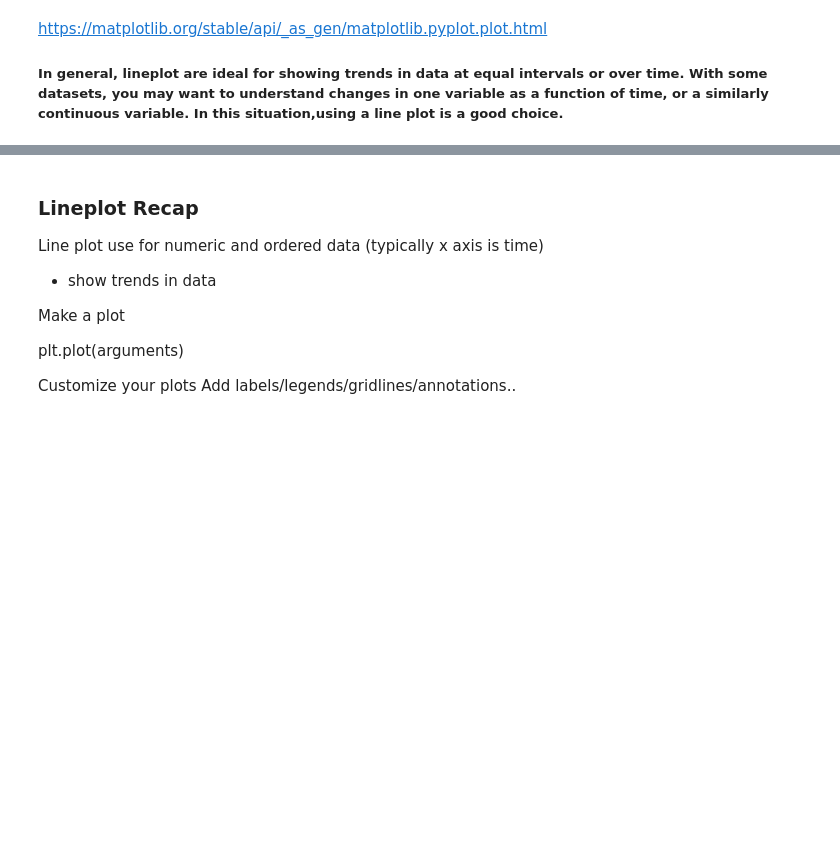
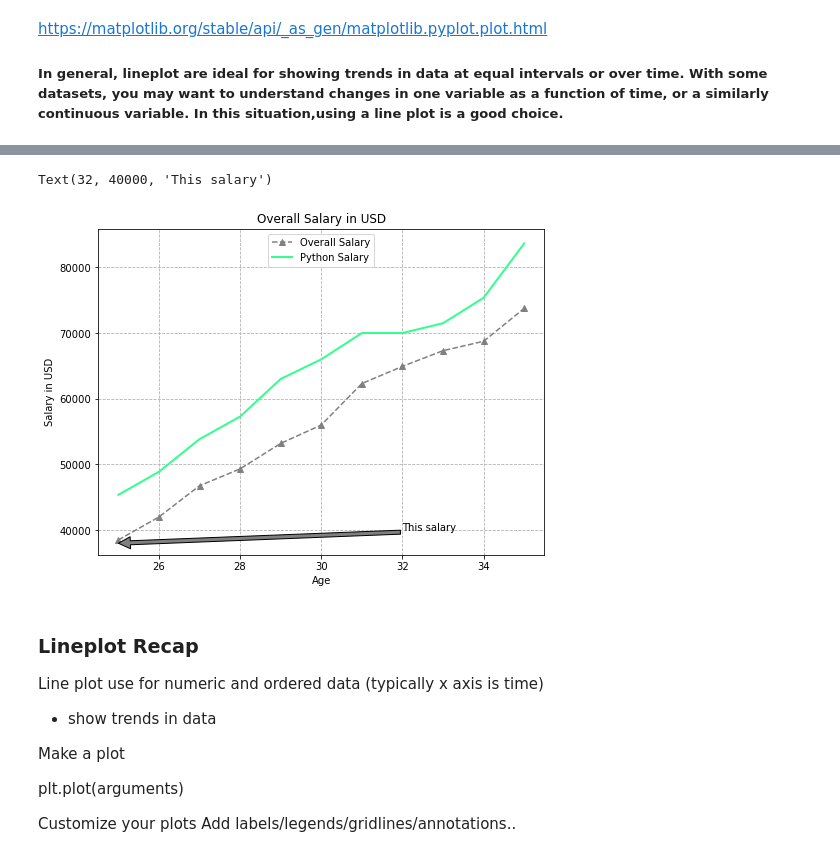
Before and after one commit to CodeupClassroom/kalpana-data-science-libraries, a Jupyter notebook: kalpana-matplotlib-lesson.ipynb, the cells around one changed output, grey strips where cells are left out. Cells and saved outputs as stored; diff of their text form; code cells hidden in the pictures; blank space fills up the shorter version.

```diff
--- a/kalpana-matplotlib-lesson.ipynb
+++ b/kalpana-matplotlib-lesson.ipynb
@@ -72,6 +87,31 @@ py_dev_y = [45372, 48876, 53850, 57287, 63016,
 # Median JavaScript Developer Salaries by Age
 js_dev_y = [37810, 43515, 46823, 49293, 53437,
             56373, 62375, 66674, 68745, 68746, 74583]
+# %%
+plt.figure(figsize = (8, 6))
+
+# plot data
+plt.plot(age, dev_y, color = 'gray', ls = '--', marker = '^', label = 'Overall Salary')
+plt.plot(age, py_dev_y,color = '#33FF8E', lw = 2, label = 'Python Salary')
+
+# add label
+plt.legend(loc = 'upper center')
+
+# add title
+plt.title('Overall Salary in USD')
+
+# add x and y labels
+plt.xlabel('Age')
+plt.ylabel('Salary in USD')
+
+# add gridlines
+plt.grid(ls = '--')
+
+# add annotations
+plt.annotate('This salary', xy = (25, 38000),xytext=(32, 40000), arrowprops = dict(facecolor = 'gray')  )
+# %% [output]
+Text(32, 40000, 'This salary')
+[figure, added]
 # %% [markdown]
 ### Lineplot Recap
 Line plot
```
Also changed, not shown: parts of 18 cells of this notebook.
